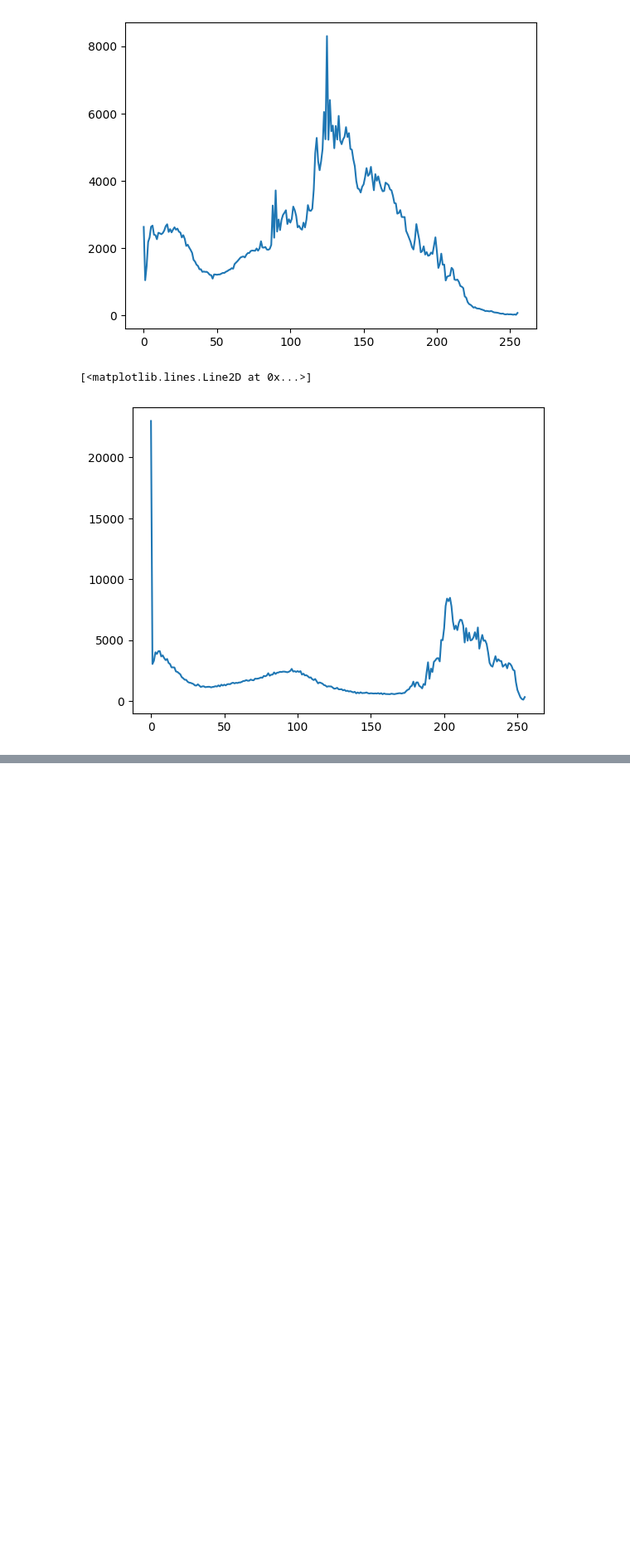
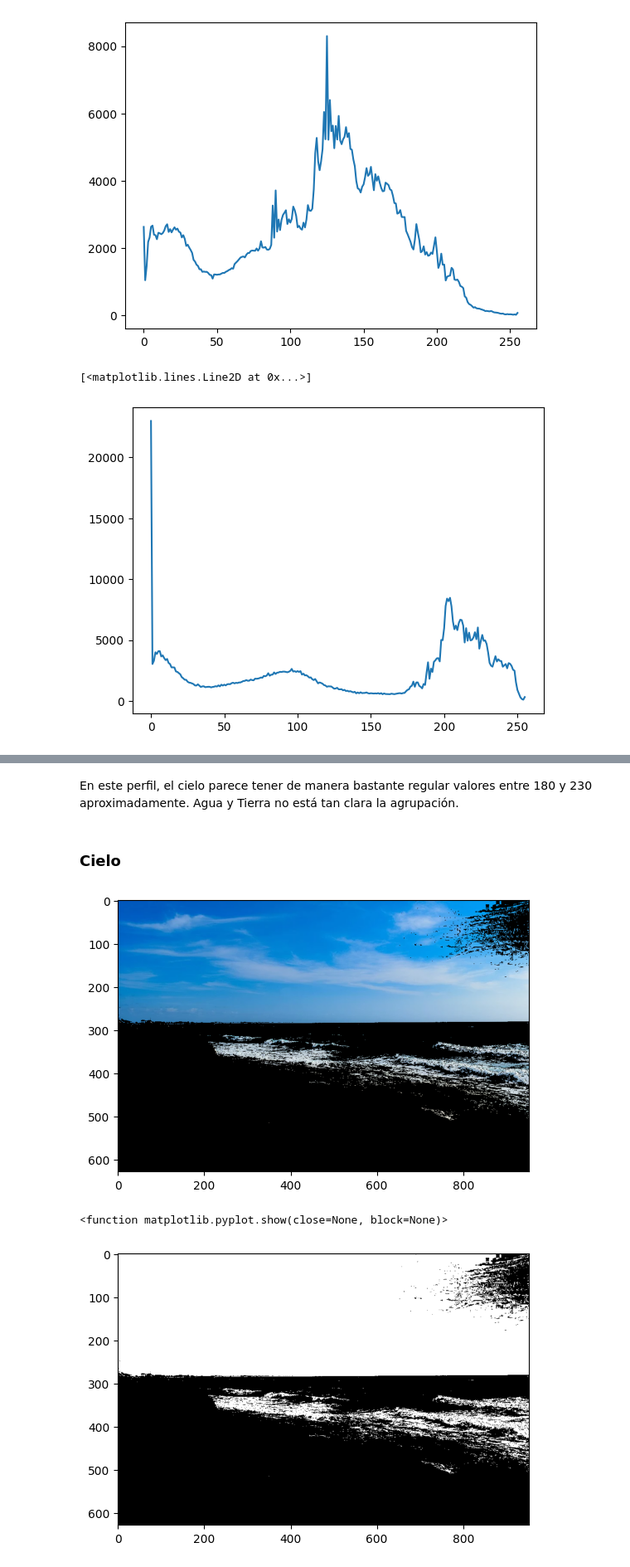
Before and after one commit to Andres-LM/entregas_vp1, a Jupyter notebook: TP1/tp1_parte2_andres_merli.ipynb, the cells around one changed output, grey strips where cells are left out. Shown at 83% size. Drawn from its saved outputs; the diff is of its cells as text; code cells hidden in the pictures; blank space fills up the shorter version.

Commit message:
Entrega Parte 2

```diff
--- a/TP1/tp1_parte2_andres_merli.ipynb
+++ b/TP1/tp1_parte2_andres_merli.ipynb
@@ -80,0 +104,19 @@ plt.plot(hist_b)
+# %% [markdown]
+En este perfil, el cielo parece tener de manera bastante regular valores entre 180 y 230 aproximadamente. Agua y Tierra no está tan clara la agrupación.
+# %% [markdown]
+### Cielo
+# %%
+mask = cv.inRange(imgRGB[:,:,2], 175,  245)
+img_segmentada = cv.bitwise_and(imgRGB, imgRGB, mask=mask)
+
+plt.figure(3)
+plt.imshow(img_segmentada)
+plt.show()
+
+plt.figure(4)
+plt.imshow(mask,cmap='gray')
+plt.show
+# %% [output]
+[figure, added]
+<function matplotlib.pyplot.show(close=None, block=None)>
+[figure, added]
```
Also changed, not shown: parts of 10 cells of this notebook.
